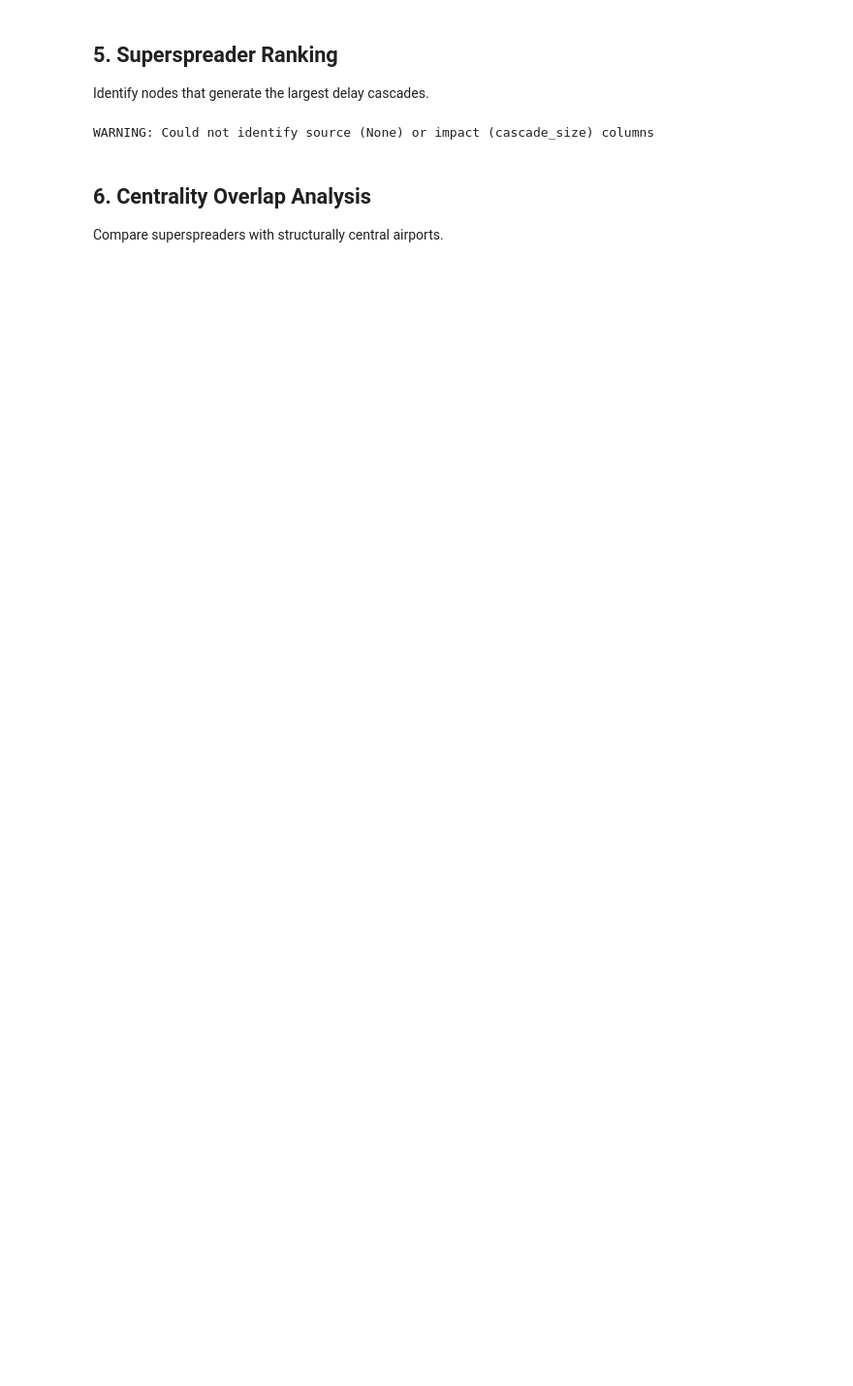
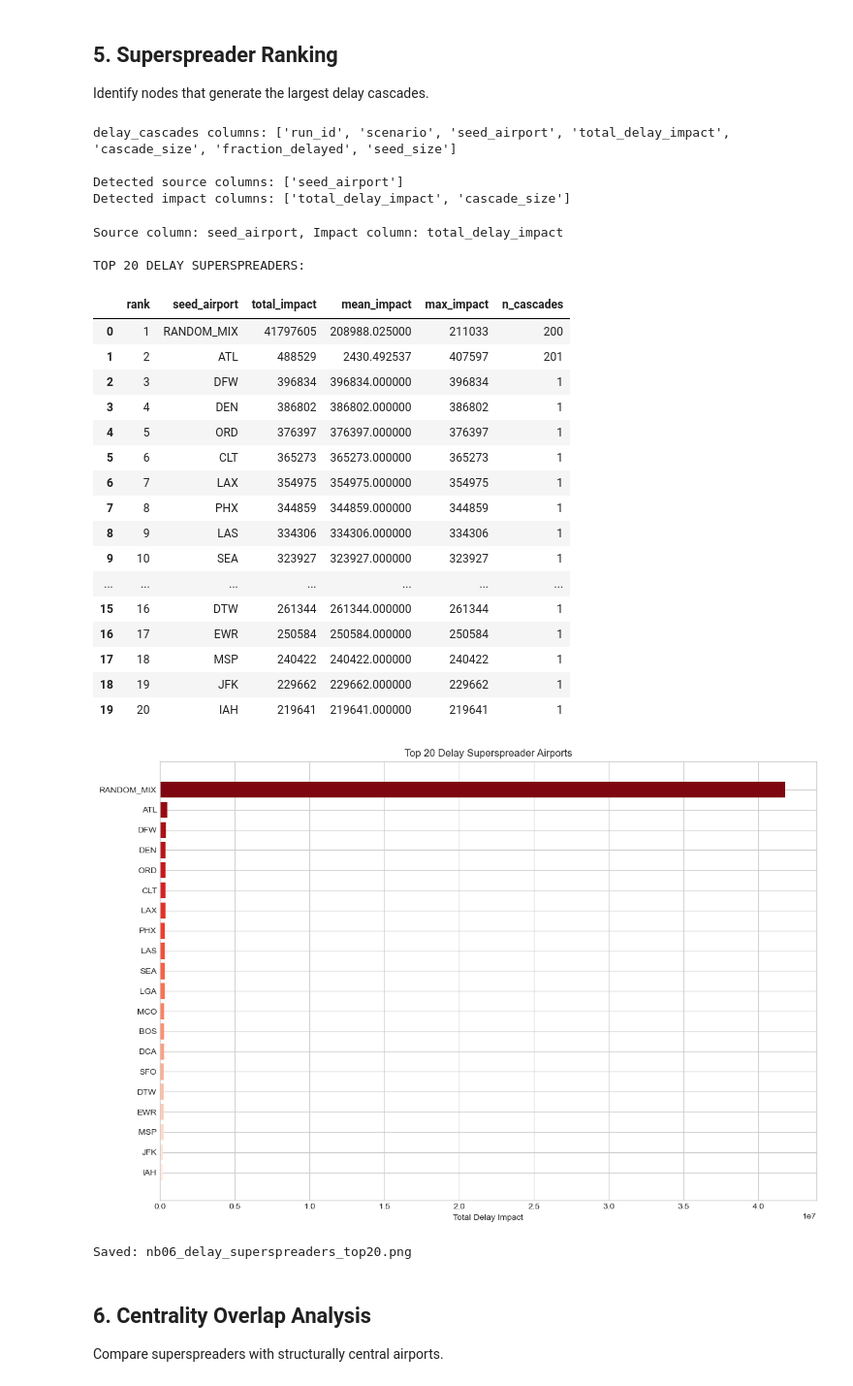
Before and after one commit to SergeyFedorchenko/network_science_VTSL, a Jupyter notebook: analysis/notebooks/06_delay_propagation__cascades_and_superspreaders.ipynb, the cells around one changed output. Shown: that part at 97% size. Cells and saved outputs as stored; diff of their text form; code cells hidden in the pictures; blank space fills up the shorter version.

```diff
--- a/analysis/notebooks/06_delay_propagation__cascades_and_superspreaders.ipynb
+++ b/analysis/notebooks/06_delay_propagation__cascades_and_superspreaders.ipynb
@@ -249,6 +297,41 @@ Cascade Size Statistics:
 ## 5. Superspreader Ranking
 
 Identify nodes that generate the largest delay cascades.
+# %%
+# ============================================================================
+# DIAGNOSTIC: CHECK SUPERSPREADER INPUT COLUMNS
+# ============================================================================
+
+# This cell helps explain why superspreaders may not be computed.
+# It inspects delay_cascades columns to infer `source_col` and `impact_col`.
+
+if 'delay_cascades' in globals() and delay_cascades is not None:
+    cols = delay_cascades.columns
+    print("delay_cascades columns:", cols)
+
+    possible_source_cols = ["seed_airport", "source", "origin", "seed_node", "airport"]
+    possible_impact_cols = ["total_delay_impact", "cascade_size", "total_affected", "impact", "n_infected"]
+
+    found_source = [c for c in possible_source_cols if c in cols]
+    found_impact = [c for c in possible_impact_cols if c in cols]
+
+    print("\nDetected source columns:", found_source or ["<none>"])
+    print("Detected impact columns:", found_impact or ["<none>"])
+
+    if not found_source or not found_impact:
+        print("\nReason: Missing required columns for superspreader ranking.")
+        if not found_source:
+            print(" - No per-airport identifier (e.g., 'seed_airport') present.")
+        if not found_impact:
+            print(" - No per-cascade impact metric present.")
+        print("Action: Update pipeline to emit per-airport cascade impacts (seed_airport + total_delay_impact).")
+else:
+    print("delay_cascades not loaded; cannot diagnose superspreaders inputs.")
+# %% [output]
+delay_cascades columns: ['run_id', 'scenario', 'seed_airport', 'total_delay_impact', 'cascade_size', 'fraction_delayed', 'seed_size']
+
+Detected source columns: ['seed_airport']
+Detected impact columns: ['total_delay_impact', 'cascade_size']
 # %%
 # ============================================================================
 # SUPERSPREADER RANKING
@@ -276,39 +359,60 @@ if delay_cascades is not None:
                 pl.col(impact_col).sum().alias("total_impact"),
                 pl.col(impact_col).mean().alias("mean_impact"),
                 pl.col(impact_col).max().alias("max_impact"),
-                pl.count().alias("n_cascades")
+                pl.len().alias("n_cascades")
             ])
             .sort("total_impact", descending=True)
             .with_row_index("rank", offset=1)
             .head(20)
         )
 
         print("\nTOP 20 DELAY SUPERSPREADERS:")
         display(superspreaders.to_pandas())
 
         # Plot
         fig, ax = plt.subplots(figsize=(12, 8))
         ss_df = superspreaders.to_pandas()
 
         colors = sns.color_palette("Reds_r", len(ss_df))
         bars = ax.barh(range(len(ss_df)), ss_df["total_impact"], color=colors)
         ax.set_yticks(range(len(ss_df)))
         ax.set_yticklabels(ss_df[source_col])
         ax.invert_yaxis()
         ax.set_xlabel("Total Delay Impact")
         ax.set_title("Top 20 Delay Superspreader Airports")
 
         plt.tight_layout()
         fig_path = FIGURES_REPORT_DIR / f"{NOTEBOOK_ID}_delay_superspreaders_top20.png"
         plt.savefig(fig_path, dpi=150)
         plt.show()
-        print(f"✅ Saved: {fig_path.name}")
+        print(f"Saved: {fig_path.name}")
     else:
         append_warning(f"Could not identify source ({source_col}) or impact ({impact_col}) columns")
 else:
     print("Not available: delay cascades data not loaded")
 # %% [output]
-WARNING: Could not identify source (None) or impact (cascade_size) columns
+Source column: seed_airport, Impact column: total_delay_impact
+
+TOP 20 DELAY SUPERSPREADERS:
+|  | rank | seed_airport | total_impact | mean_impact | max_impact | n_cascades |
+| 0 | 1 | RANDOM_MIX | 41797605 | 208988.025000 | 211033 | 200 |
+| 1 | 2 | ATL | 488529 | 2430.492537 | 407597 | 201 |
+| 2 | 3 | DFW | 396834 | 396834.000000 | 396834 | 1 |
+| 3 | 4 | DEN | 386802 | 386802.000000 | 386802 | 1 |
+| 4 | 5 | ORD | 376397 | 376397.000000 | 376397 | 1 |
+| 5 | 6 | CLT | 365273 | 365273.000000 | 365273 | 1 |
+| 6 | 7 | LAX | 354975 | 354975.000000 | 354975 | 1 |
+| 7 | 8 | PHX | 344859 | 344859.000000 | 344859 | 1 |
+| 8 | 9 | LAS | 334306 | 334306.000000 | 334306 | 1 |
+| 9 | 10 | SEA | 323927 | 323927.000000 | 323927 | 1 |
+| ... | ... | ... | ... | ... | ... | ... |
+| 15 | 16 | DTW | 261344 | 261344.000000 | 261344 | 1 |
+| 16 | 17 | EWR | 250584 | 250584.000000 | 250584 | 1 |
+| 17 | 18 | MSP | 240422 | 240422.000000 | 240422 | 1 |
+| 18 | 19 | JFK | 229662 | 229662.000000 | 229662 | 1 |
+| 19 | 20 | IAH | 219641 | 219641.000000 | 219641 | 1 |
+[figure, added]
+Saved: nb06_delay_superspreaders_top20.png
 # %% [markdown]
 <a id="overlap"></a>
 ## 6. Centrality Overlap Analysis
```
Also changed, not shown: parts of 7 cells of this notebook, 11 other files.
